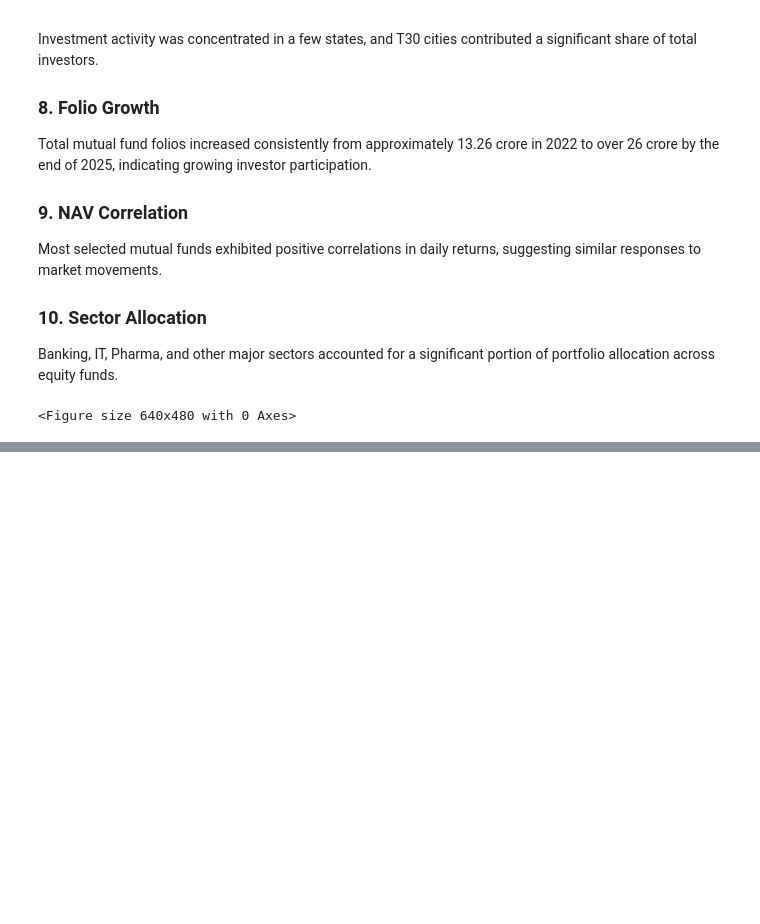
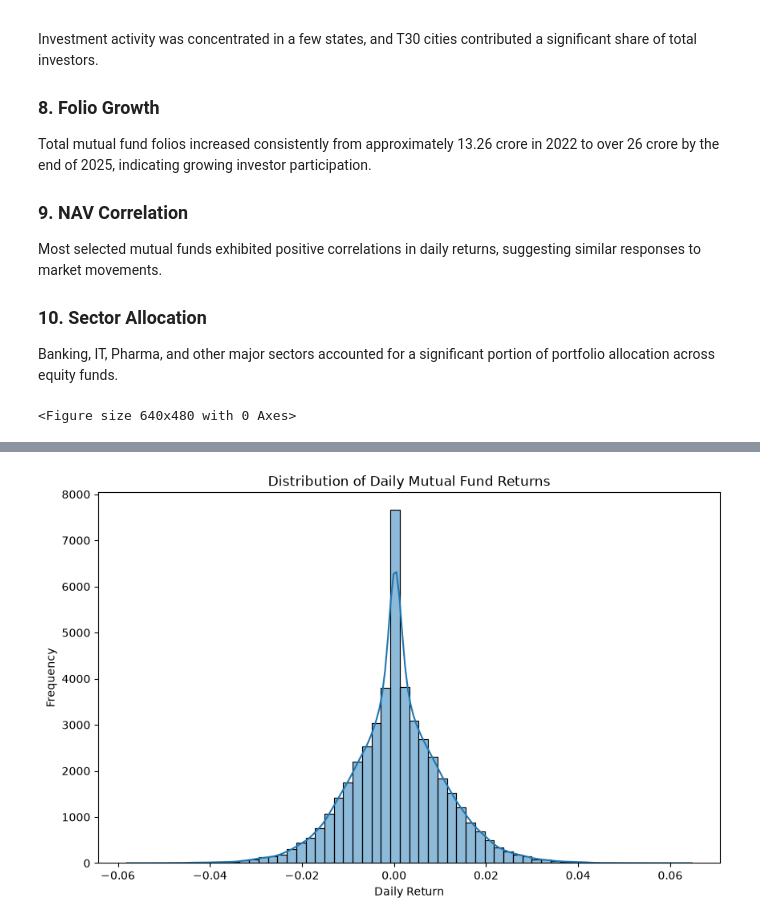
Before and after one commit to ashiksaju/mutualfunds_capstone, a Jupyter notebook: notebook/EDAAnalysis.ipynb, the cells around one changed output, grey strips where cells are left out. Drawn from its saved outputs; the diff is of its cells as text; code cells hidden in the pictures; blank space fills up the shorter version.

```diff
--- a/notebook/EDAAnalysis.ipynb
+++ b/notebook/EDAAnalysis.ipynb
@@ -677,0 +583,18 @@ fig.show()
+# %%
+import pandas as pd
+import matplotlib.pyplot as plt
+import seaborn as sns
+
+
+nav = pd.read_csv("../data/processed/nav_history_clean.csv")
+
+
+nav["date"] = pd.to_datetime(nav["date"])
+
+
+nav = nav.sort_values(["amfi_code", "date"])
+
+nav["daily_return"] = nav.groupby("amfi_code")["nav"].pct_change()
+
+
+nav.head()
@@ -677,0 +608,16 @@ fig.show()
+# %%
+plt.figure(figsize=(10,6))
+
+sns.histplot(
+    nav["daily_return"].dropna(),
+    bins=60,
+    kde=True
+)
+
+plt.title("Distribution of Daily Mutual Fund Returns")
+plt.xlabel("Daily Return")
+plt.ylabel("Frequency")
+
+plt.show()
+# %% [output]
+[figure, added]
```
Also changed, not shown: parts of 53 cells of this notebook, 9 other files.
